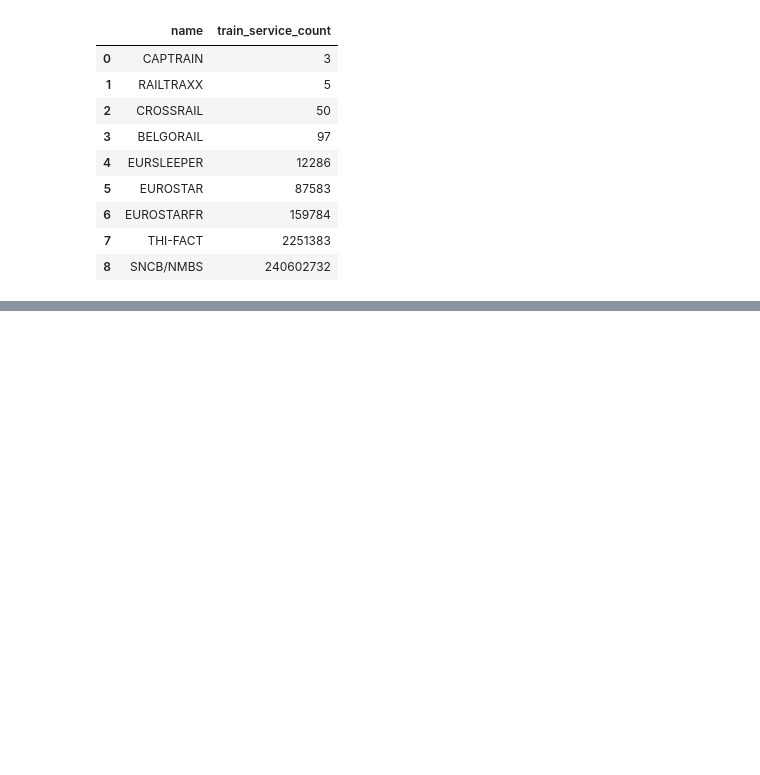
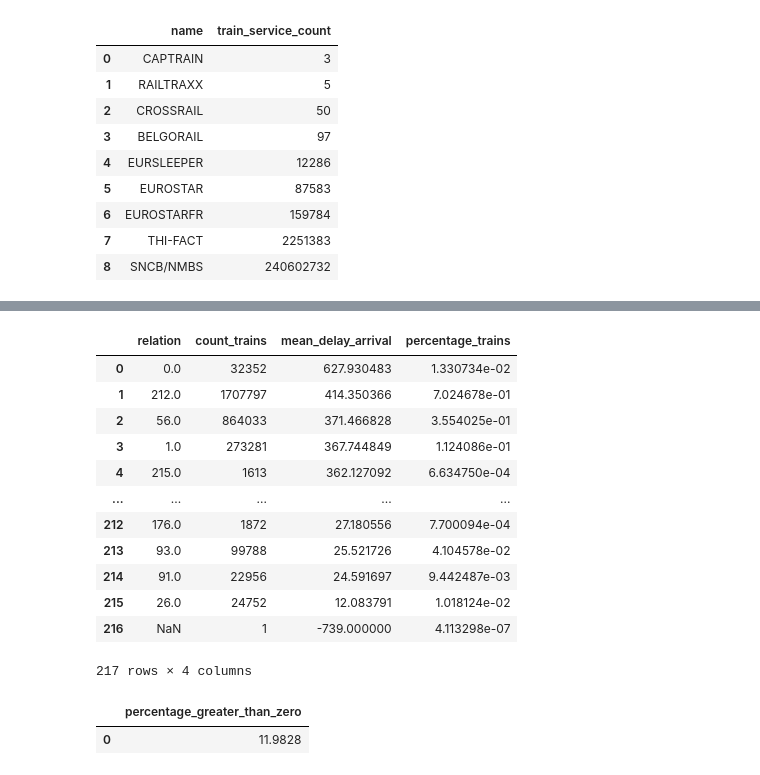
Before and after one commit to LeiY769/DataProject, a Jupyter notebook: eda.ipynb, the cells around one changed output, grey strips where cells are left out. Drawn from its saved outputs; the diff is of its cells as text; code cells hidden in the pictures; blank space fills up the shorter version.

```diff
--- a/eda.ipynb
+++ b/eda.ipynb
@@ -277,9 +277,9 @@ print(len(df))
 ## EDA CONT
 # %%
 query = """
-    SELECT SERVICE.name, COUNT(datanase.train_service) AS Train_service_count
-    FROM datanase
-    LEFT JOIN SERVICE ON datanase.train_service = SERVICE.id
+    SELECT SERVICE.name, COUNT(train_data.train_service) AS Train_service_count
+    FROM train_data
+    LEFT JOIN SERVICE ON train_data.train_service = SERVICE.id
     GROUP BY SERVICE.name
     ORDER BY Train_service_count ASC;
 """
@@ -303,0 +438,51 @@ except Exception as e:
+# %%
+query = """
+   WITH Total AS (
+    SELECT COUNT(*) AS total_trains FROM TRAIN_DATA
+)
+SELECT
+    relation,
+    COUNT(delay_arrival) AS count_trains,
+    AVG(delay_arrival) AS mean_delay_arrival,
+    (COUNT(delay_arrival) * 100.0 / (SELECT total_trains FROM Total)) AS percentage_trains
+FROM TRAIN_DATA
+GROUP BY relation
+ORDER BY mean_delay_arrival DESC;
+"""
+
+try :
+    df = pd.read_sql(sqla.text(query), connection)
+    display(df)
+except Exception as e:
+    print(e)
+    connection.rollback()
+# %% [output]
+|  | relation | count_trains | mean_delay_arrival | percentage_trains |
+| 0 | 0.0 | 32352 | 627.930483 | 1.330734e-02 |
+| 1 | 212.0 | 1707797 | 414.350366 | 7.024678e-01 |
+| 2 | 56.0 | 864033 | 371.466828 | 3.554025e-01 |
+| 3 | 1.0 | 273281 | 367.744849 | 1.124086e-01 |
+| 4 | 215.0 | 1613 | 362.127092 | 6.634750e-04 |
+| ... | ... | ... | ... | ... |
+| 212 | 176.0 | 1872 | 27.180556 | 7.700094e-04 |
+| 213 | 93.0 | 99788 | 25.521726 | 4.104578e-02 |
+| 214 | 91.0 | 22956 | 24.591697 | 9.442487e-03 |
+| 215 | 26.0 | 24752 | 12.083791 | 1.018124e-02 |
+| 216 | NaN | 1 | -739.000000 | 4.113298e-07 |
+217 rows × 4 columns
+# %%
+query = """
+SELECT
+    (100.0 * SUM(CASE WHEN delay_arrival > 300 THEN 1 ELSE 0 END) / COUNT(*)) AS percentage_greater_than_zero
+FROM train_data;
+"""
+
+try :
+    df = pd.read_sql(sqla.text(query), connection)
+    display(df)
+except Exception as e:
+    print(e)
+    connection.rollback()
+# %% [output]
+|  | percentage_greater_than_zero |
+| 0 | 11.9828 |
```
Also changed, not shown: parts of 16 cells of this notebook, 8 other files.
